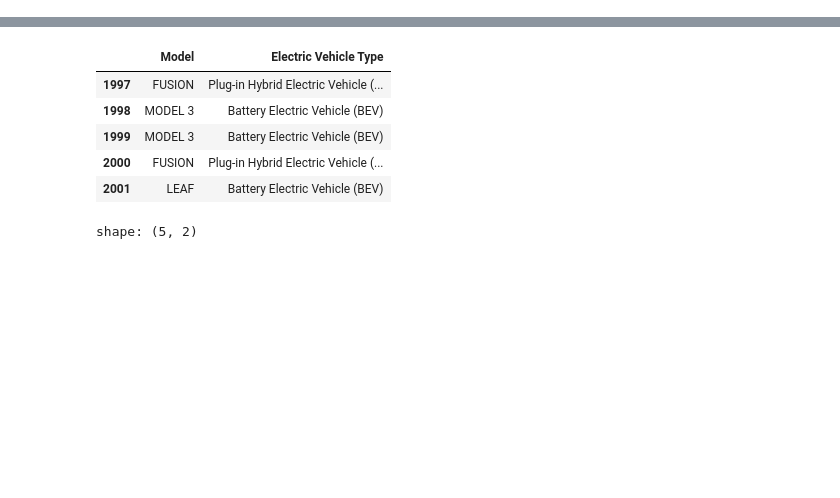
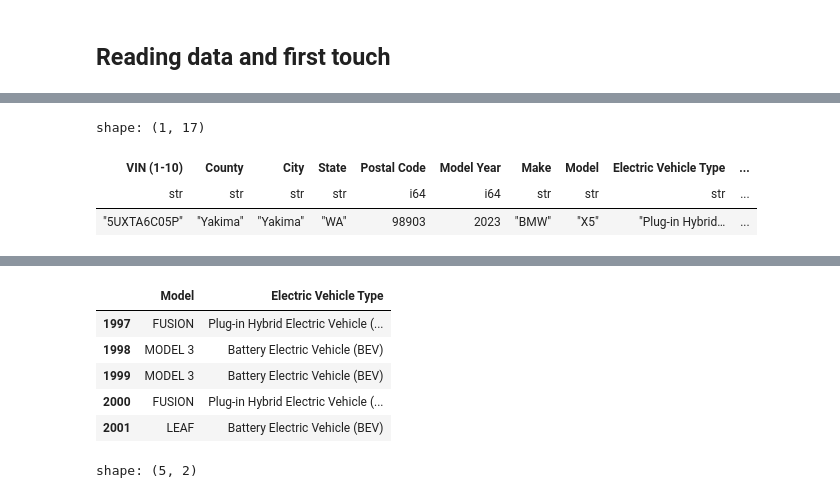
Before and after one commit to Gauss-PWr/data-manipulation-tutorials, a Jupyter notebook: polars.ipynb, the cells around one changed output, grey strips where cells are left out. Drawn from its saved outputs; the diff is of its cells as text; code cells hidden in the pictures; blank space fills up the shorter version.

```diff
--- a/polars.ipynb
+++ b/polars.ipynb
@@ -7,3 +53,5 @@ pd.options.display.max_rows = 5
+# %% [markdown]
+## Reading data and first touch
 # %%
 cars_pd = pd.read_csv("data/Electric_Vehicle_Population_Data.csv")
 cars_pl = pl.read_csv("data/Electric_Vehicle_Population_Data.csv")
@@ -18,3 +66,10 @@ shape: (153_830, 17)
 | … | … | … | … | … | … | … | … | … | ... |
 | "3FMTK3SU1M" | "King" | "Kent" | "WA" | 98031 | 2021 | "FORD" | "MUSTANG MACH-E… | "Battery Electr… | ... |
 | "1N4AZ0CP0D" | "Pierce" | "Tacoma" | "WA" | 98407 | 2013 | "NISSAN" | "LEAF" | "Battery Electr… | ... |
+# %%
+cars_pl.head(1)
+# %% [output]
+shape: (1, 17)
+| VIN (1-10) | County | City | State | Postal Code | Model Year | Make | Model | Electric Vehicle Type | ... |
+| str | str | str | str | i64 | i64 | str | str | str | ... |
+| "5UXTA6C05P" | "Yakima" | "Yakima" | "WA" | 98903 | 2023 | "BMW" | "X5" | "Plug-in Hybrid… | ... |
```
Also changed, not shown: parts of 26 cells of this notebook.
